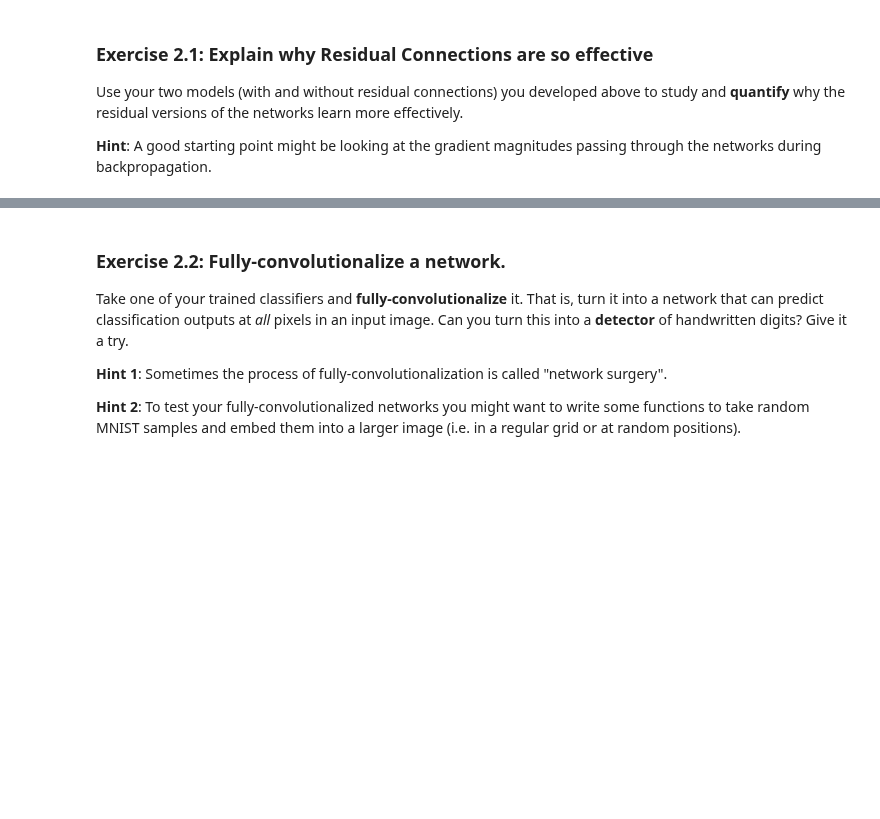
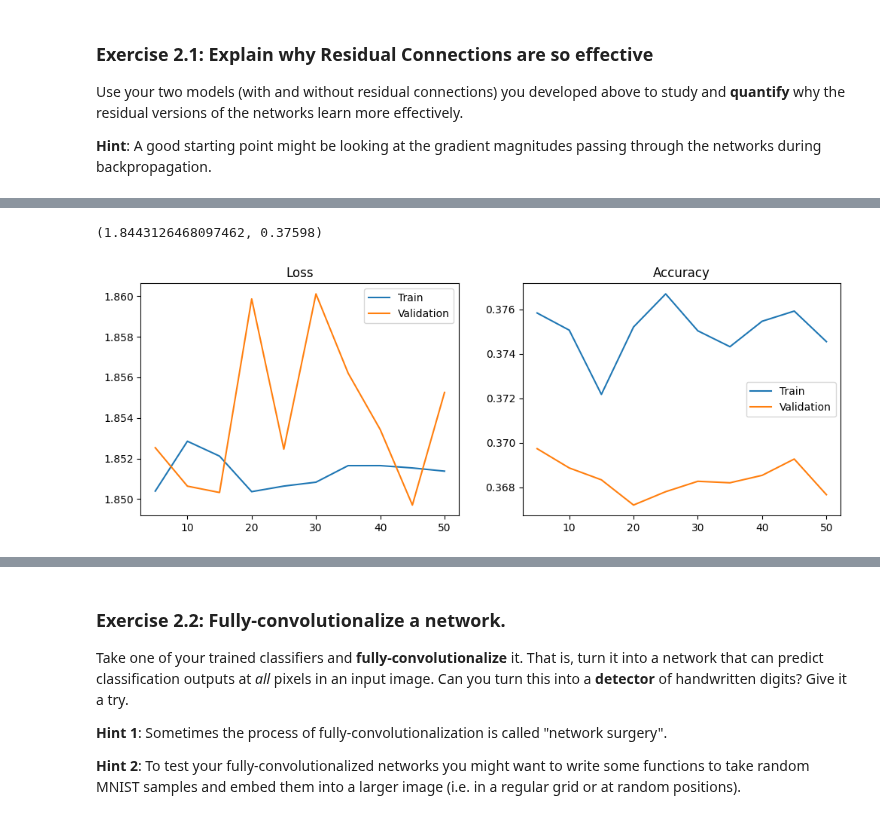
Before and after one commit to Cascetto/dla_labs, a Jupyter notebook: Lab1-CNNs.ipynb, the cells around one changed output, grey strips where cells are left out. Cells and saved outputs as stored; diff of their text form; code cells hidden in the pictures; blank space fills up the shorter version.

```diff
--- a/Lab1-CNNs.ipynb
+++ b/Lab1-CNNs.ipynb
@@ -441,7 +511,7 @@ torch.save(cnn.state_dict(), "lab2.1_cnn.pth")
 class RCNN(nn.Module):
 
     def __init__(self, block_depth = 1) -> None:
-        super(CNN, self).__init__()
+        super(RCNN, self).__init__()
         self.conv1 = conv_3x3_valid_block(3, 16) # 32 -> 16
         self.conv_block1 = nn.Sequential(*[conv_3x3_same_block(16, 16) for _ in range(block_depth)])
         self.conv2 = conv_3x3_valid_block(16, 32) # 16 -> 8
@@ -485,3 +553,6 @@ TypeError: super(type, obj): obj must be an instance or subtype of type
 # %%
-plot_training_result(lt, at, lv, av, min_g, max_g, avg_g, freq)
+plot_training_result_no_grad(lt, at, lv, av, freq)
 print(validation(cnn, cifar_dl_test, loss))
+# %% [output]
+(1.8443126468097462, 0.37598)
+[figure, added]
```
Also changed, not shown: parts of 13 cells of this notebook.
